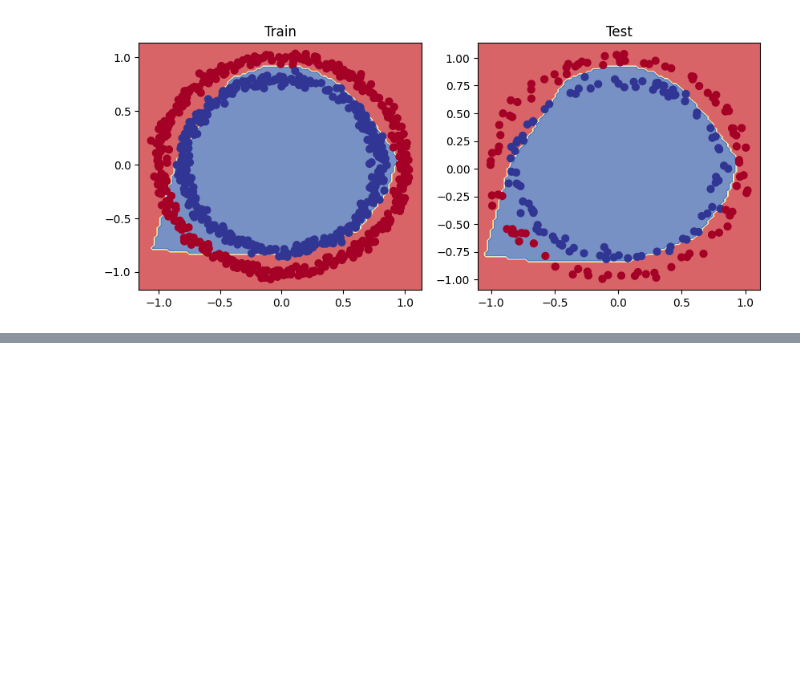
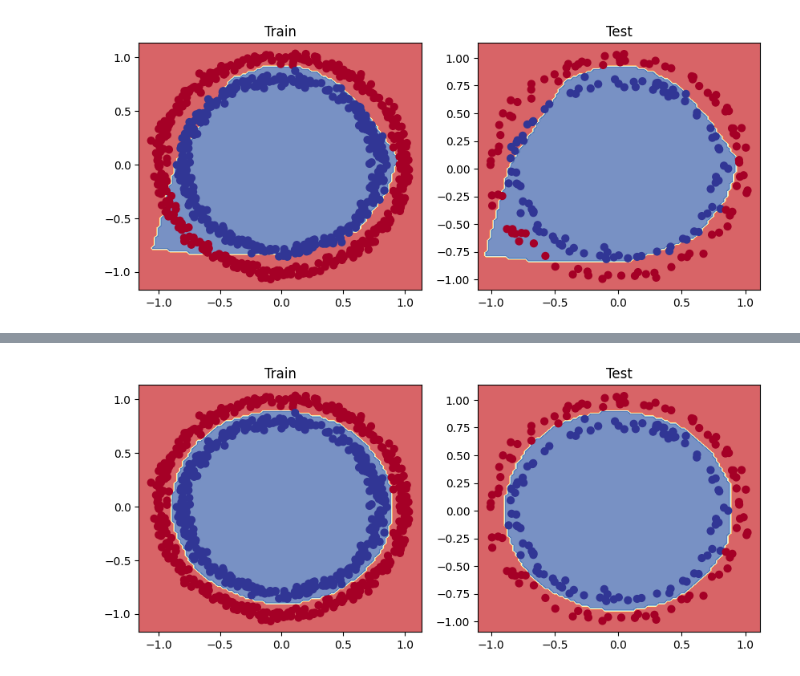
Before and after one commit to barzansaeedpour/PyTorch-for-DeepLearning, a Jupyter notebook: 02_PyTorch_Classification.ipynb, the cells around one changed output, grey strips where cells are left out. Drawn from its saved outputs; the diff is of its cells as text; code cells hidden in the pictures; blank space fills up the shorter version.

```diff
--- a/02_PyTorch_Classification.ipynb
+++ b/02_PyTorch_Classification.ipynb
@@ -863,0 +866,16 @@ plot_decision_boundary(model_3, X_test, y_test)
+# %%
+# Build a model with non-linear activation functions
+from torch import nn
+class CircleModelV4(nn.Module):
+    def __init__(self):
+        super().__init__()
+        self.layer_1 = nn.Linear(in_features=2, out_features=64)
+        self.layer_2 = nn.Linear(in_features=64, out_features=64)
+        self.layer_3 = nn.Linear(in_features=64, out_features=1)
+        self.relu = nn.ReLU()
+
+    def forward(self, x):
+        return self.layer_3(self.relu(self.layer_2(self.relu(self.layer_1(x)))))
+
+model_4 = CircleModelV4().to(device)
+model_4
@@ -863,0 +889,7 @@ plot_decision_boundary(model_3, X_test, y_test)
+# %%
+# Create loss function
+loss_fn = nn.BCEWithLogitsLoss()
+
+# Create an optimizer
+optimizer = torch.optim.SGD(params = model_4.parameters(),
+                            lr=0.1)
@@ -863,0 +961,11 @@ plot_decision_boundary(model_3, X_test, y_test)
+# %%
+# Plot decision boundry of the model
+plt.figure(figsize=(10, 4))
+plt.subplot(1, 2, 1)
+plt.title("Train")
+plot_decision_boundary(model_4, X_train, y_train)
+plt.subplot(1, 2, 2)
+plt.title("Test")
+plot_decision_boundary(model_4, X_test, y_test)
+# %% [output]
+[figure, added]
```
Also changed, not shown: parts of 10 cells of this notebook.
